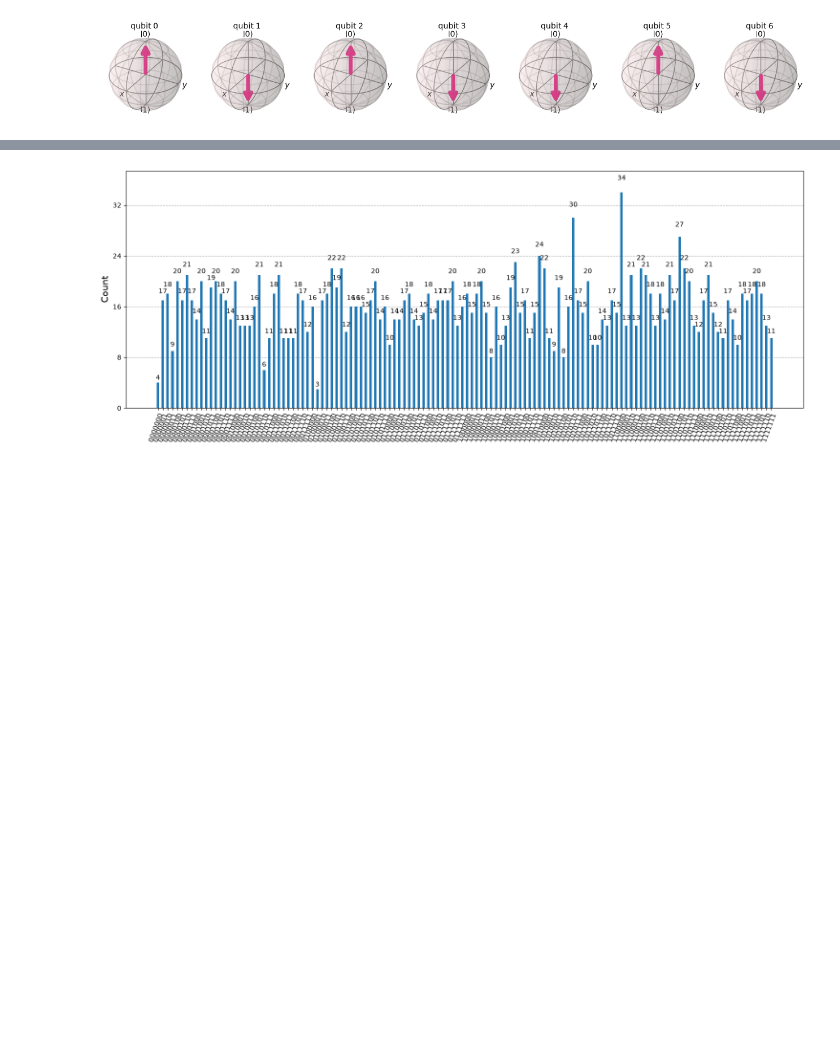
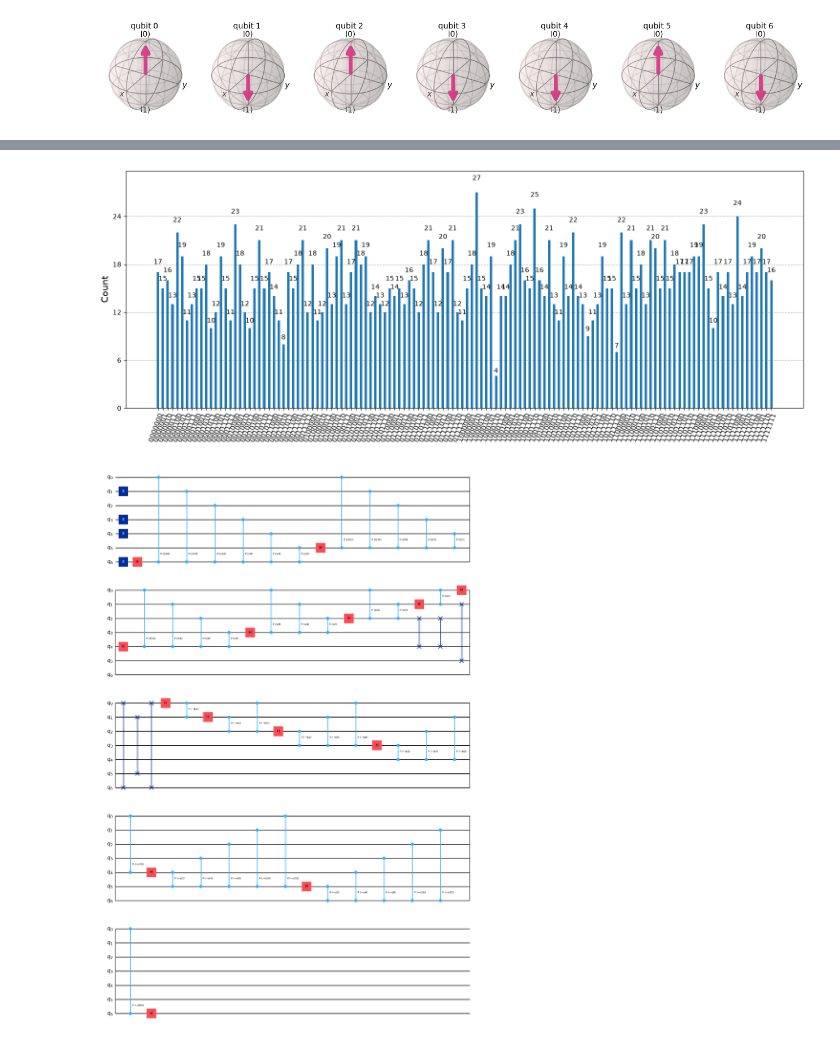
Before and after one commit to Hr15h1/qc_lab, a Jupyter notebook: qft.ipynb, the cells around one changed output, grey strips where cells are left out. Saved outputs shown, nothing was run; the diff lists cells and outputs as text; code cells hidden in the pictures; blank space fills up the shorter version.

```diff
--- a/qft.ipynb
+++ b/qft.ipynb
@@ -71,6 +74,16 @@ plot_bloch_multivector(statevector)
 # %%
-job = sim.run(transpile(qc, sim), shots=2048)
+qc_qft_measure = qc.copy()
+qc_qft_measure.measure_all()
+job = sim.run(transpile(qc_qft_measure, sim), shots=2048)
 result = job.result().get_counts()
 plot_histogram(result, figsize=(15, 6))
 # %% [output]
-[figure, old version]
+[figure, new version]
+# %%
+inverse_qft = qft(QuantumCircuit(n), n).inverse()
+qc.compose(inverse_qft, inplace=True)
+# %%
+qc.decompose()
+qc.draw(output='mpl')
+# %% [output]
+[figure, added]
```
Also changed, not shown: parts of 8 cells of this notebook, 1 other file.
